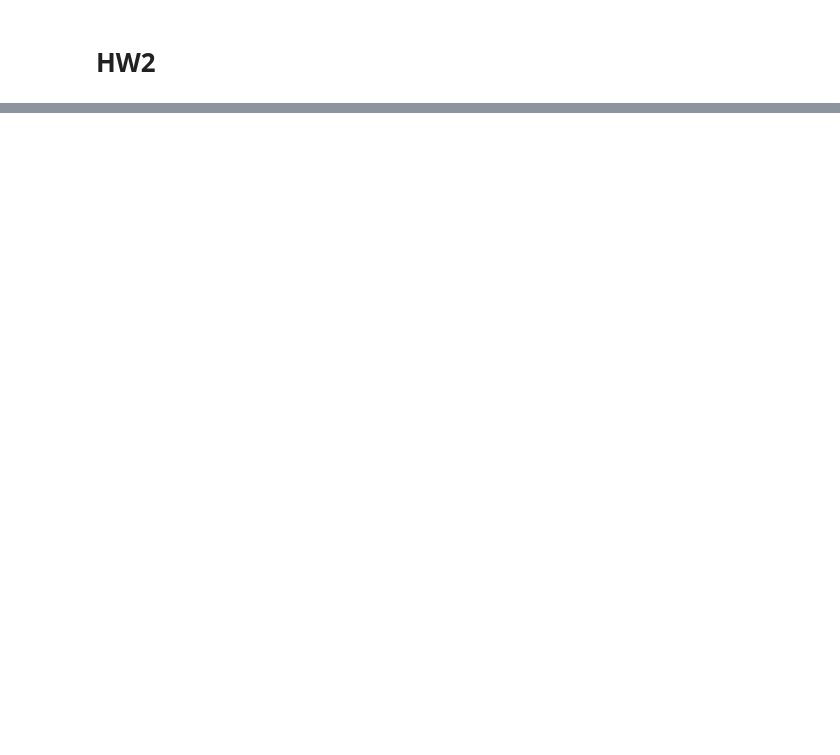
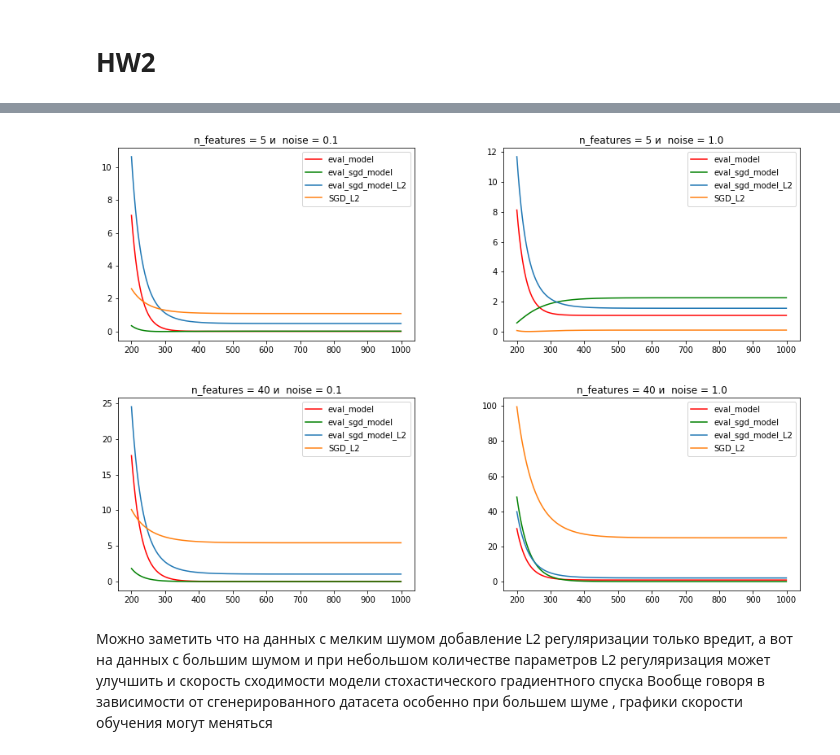
Before and after one commit to tigiridon/python, a Jupyter notebook: algoritm analysis/hw2.ipynb, the cells around one changed output, grey strips where cells are left out. Drawn from its saved outputs; the diff is of its cells as text; code cells hidden in the pictures; blank space fills up the shorter version.

```diff
--- a/algoritm analysis/hw2.ipynb
+++ b/algoritm analysis/hw2.ipynb
@@ -247,0 +14,4 @@ plt.xlim(0, 500)
+# %%
+def calc_mse(y, y_pred):
+    err = np.mean((y - y_pred)**2)
+    return err
@@ -247,0 +153,28 @@ plt.xlim(0, 500)
+# %%
+# Построим графики для разного количества параметров и разного уровня шума на данных
+fig, ax = plt.subplots(nrows=2, ncols=2)
+fig.set_size_inches(15, 10)
+fig.subplots_adjust(wspace=0.3, hspace = 0.3)
+n = 1000
+k = 200
+x = [i for i in range(k,n) ]
+comb = [(0,0),(0,1),(1,0),(1,1)]
+noises = [0.1, 1., 0.1, 1. ]
+n_f = [5, 5, 40, 40]
+for j in range(4):
+    X, y = make_regression(n_samples=1000, n_features = n_f[j], noise= noises[j])
+    w,e1 = eval_model(X.T, y, iterations=n, alpha=1e-2)
+    w,e2 = eval_sgd_model(X.T, y, iterations=n, qty_in_batch=1, alpha=1e-2)
+    w,e3 = eval_model_reg2(X.T, y, iterations=n, alpha=1e-2, lambda_=1e-2)
+    w,e4 = eval_sgd_model_reg2(X.T, y, iterations=n, alpha=1e-2, lambda_=1e-4)
+    ax[comb[j]].plot(x,e1[k:],label ='eval_model', color ='r')
+    ax[comb[j]].plot(x,e2[k:],label ='eval_sgd_model', color ='g')
+    ax[comb[j]].plot(x,e3[k:],label ='eval_sgd_model_L2')
+    ax[comb[j]].plot(x,e4[k:],label ='SGD_L2')
+    ax[comb[j]].set_title(f'n_features = {n_f[j]} и  noise = {noises[j]}')
+    ax[comb[j]].legend(loc="best")
+# %% [output]
+[figure, added]
+# %% [markdown]
+Можно заметить что на данных с мелким шумом добавление L2 регуляризации только вредит, а вот на данных с большим шумом и при небольшом количестве параметров L2 регуляризация может улучшить и скорость сходимости модели стохастического градиентного спуска
+Вообще говоря в зависимости от сгенерированного датасета особенно при большем шуме , графики скорости обучения могут меняться
```
Also changed, not shown: parts of 35 cells of this notebook.
